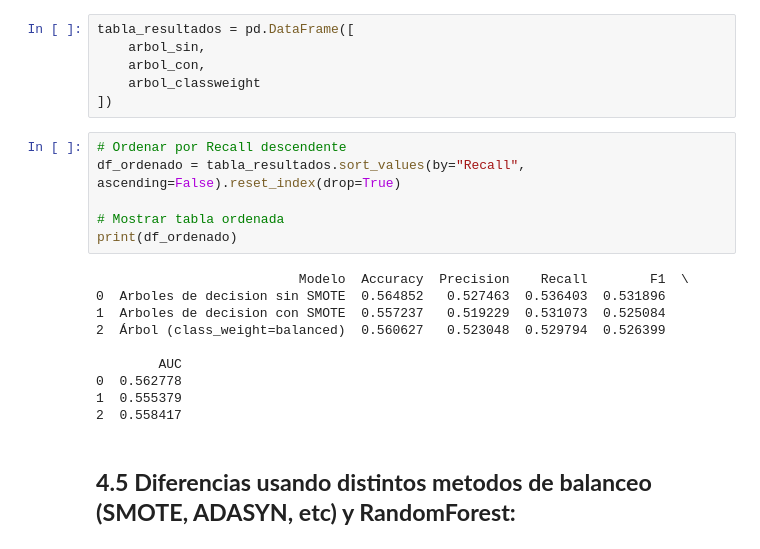
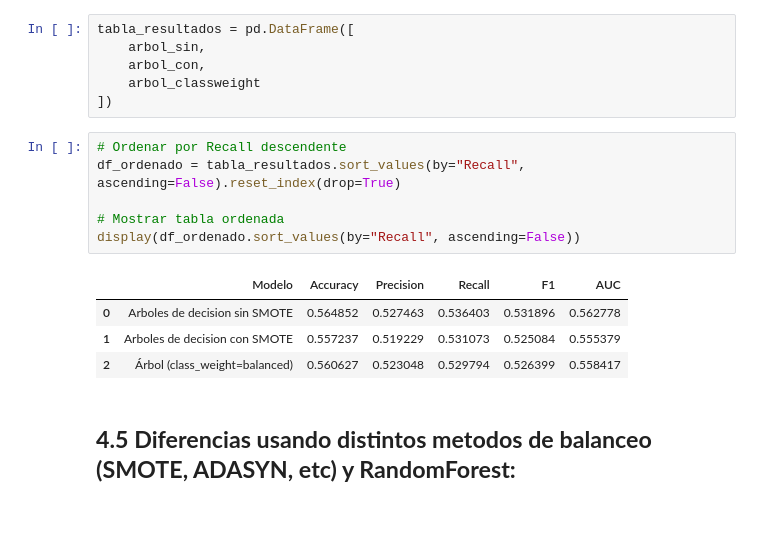
Before and after one commit to juantellas/PF_GestHospitalClasificacion_Entrega3, a Jupyter notebook: 4_tecnicasbalanceo/4_tecnicasbalanceo.ipynb, the cells around one changed output. Cells and saved outputs as stored; diff of their text form; blank space fills up the shorter version.

```diff
--- a/4_tecnicasbalanceo/4_tecnicasbalanceo.ipynb
+++ b/4_tecnicasbalanceo/4_tecnicasbalanceo.ipynb
@@ -1411,19 +1386,14 @@ tabla_resultados = pd.DataFrame([
 # %%
 # Ordenar por Recall descendente
 df_ordenado = tabla_resultados.sort_values(by="Recall", ascending=False).reset_index(drop=True)
 
 # Mostrar tabla ordenada
-print(df_ordenado)
+display(df_ordenado.sort_values(by="Recall", ascending=False))
 # %% [output]
-                          Modelo  Accuracy  Precision    Recall        F1  \
-0  Arboles de decision sin SMOTE  0.564852   0.527463  0.536403  0.531896
-1  Arboles de decision con SMOTE  0.557237   0.519229  0.531073  0.525084
-2  Árbol (class_weight=balanced)  0.560627   0.523048  0.529794  0.526399
-
-        AUC
-0  0.562778
-1  0.555379
-2  0.558417
+|  | Modelo | Accuracy | Precision | Recall | F1 | AUC |
+| 0 | Arboles de decision sin SMOTE | 0.564852 | 0.527463 | 0.536403 | 0.531896 | 0.562778 |
+| 1 | Arboles de decision con SMOTE | 0.557237 | 0.519229 | 0.531073 | 0.525084 | 0.555379 |
+| 2 | Árbol (class_weight=balanced) | 0.560627 | 0.523048 | 0.529794 | 0.526399 | 0.558417 |
 # %% [markdown]
 ## **4.5 Diferencias usando distintos metodos de balanceo (SMOTE, ADASYN, etc) y RandomForest:**
 # %% [markdown]
```
Also changed, not shown: parts of 11 cells of this notebook.
